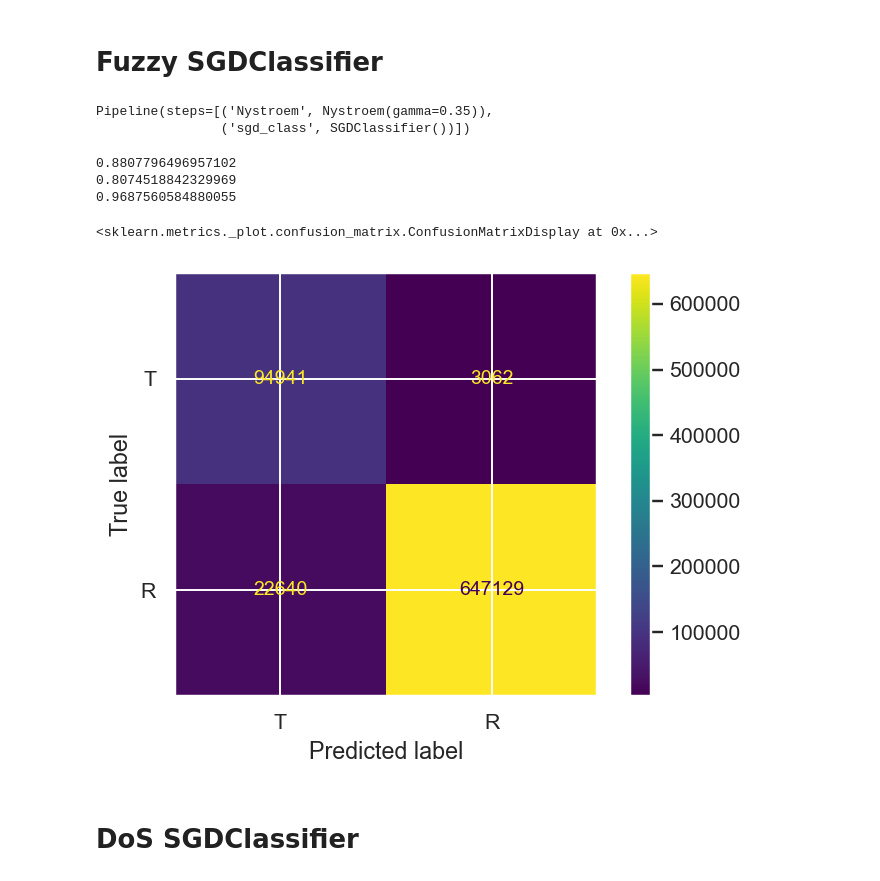
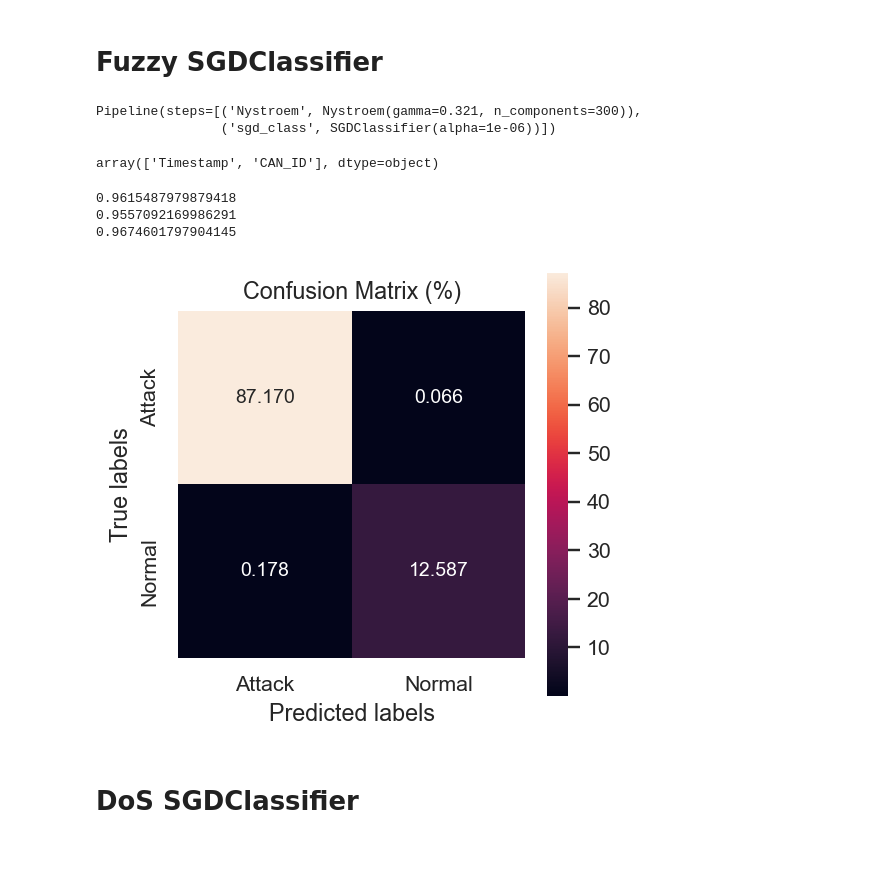
Before and after one commit to DanilaRedin/CAN_IDS, a Jupyter notebook: ids.ipynb, the cells around one changed output. Saved outputs shown, nothing was run; the diff lists cells and outputs as text; code cells hidden in the pictures; blank space fills up the shorter version.

Commit message:
Tuned parameters for Fuzzy SGDClassifier

```diff
--- a/ids.ipynb
+++ b/ids.ipynb
@@ -130,3 +134,29 @@ yfuzzy_train: (3071087,)        yfuzzy_test: (767772,)
+# %%
+def plot_confmat(Y_true, Y_pred):
+    '''Plots confusion matrix for true/predicted values'''
+
+    # total number of samples
+    n = Y_true.shape[0]
+    # coef to convert absolute number of samples into percentage
+    coef = 100/n
+
+    tn, fp, fn, tp = confusion_matrix(Y_true, Y_pred, labels=['T','R']).ravel()
+    cm = pd.DataFrame(
+        data=[[tp*coef, fn*coef],[fp*coef, tn*coef]],
+        index=['Attack', 'Normal'],
+        columns=['Attack', 'Normal'])
+
+    _ = plt.figure(figsize=(4,4))
+    ax = sns.heatmap(
+        cm,
+        annot=True,
+        fmt='.3f',
+        square=True
+    )
+
+    ax.set_title('Confusion Matrix (%)')
+    ax.set_ylabel('True labels')
+    ax.set_xlabel('Predicted labels')
 # %% [markdown]
 # DoS/Fuzzy modeling
 # %%
@@ -140,11 +168,12 @@ custom_f1 = make_scorer(f1_score, labels=['R', 'T'], pos_label='T')
 # %%
 pipe_svc = Pipeline(steps=[
-                            ('Nystroem', Nystroem()),
+                            ('Nystroem', Nystroem(n_jobs=2)),
                             ('sgdSVM', SGDClassifier())])
 # %%
 params = {
-    'Nystroem__gamma': [0.25, 0.35, 0.45],
-    'sgdSVM__penalty':['l1', 'l2', 'elasticnet']
+    'Nystroem__n_components': [300],
+    'Nystroem__gamma':np.arange(0.311, 0.321, 0.001),
+    'sgdSVM__alpha': [1e-5],
 }
 # %%
 search = GridSearchCV(pipe_svc, param_grid=params, scoring=custom_f1, cv=3, verbose=3)
@@ -183,10 +214,11 @@ print(search.best_params_)
 # %% [markdown]
 # Fuzzy SGDClassifier
 # %%
-svc_fuzzy = Pipeline([('Nystroem', Nystroem(gamma=0.35)),
-                    ('sgd_class', SGDClassifier())])
+svc_fuzzy = Pipeline([('Nystroem', Nystroem(n_components=300,
+                                            gamma=0.321)),
+                    ('sgd_class', SGDClassifier(alpha=1e-6))])
 # %%
 svc_fuzzy.fit(Xfuzzy_train, yfuzzy_train)
 # %% [output]
-Pipeline(steps=[('Nystroem', Nystroem(gamma=0.35)),
-                ('sgd_class', SGDClassifier())])
+Pipeline(steps=[('Nystroem', Nystroem(gamma=0.321, n_components=300)),
+                ('sgd_class', SGDClassifier(alpha=1e-06))])
@@ -195,0 +225,4 @@ yfuzzy_pred_train = svc_fuzzy.predict(Xfuzzy_train)
+# %%
+svc_fuzzy.feature_names_in_
+# %% [output]
+array(['Timestamp', 'CAN_ID'], dtype=object)
@@ -198,14 +233,13 @@ print(f1_score(yfuzzy_test, yfuzzy_pred, labels=['T', 'R'], pos_label='T'))
 print(precision_score(yfuzzy_test, yfuzzy_pred, labels=['T', 'R'], pos_label='T'))
 print(recall_score(yfuzzy_test, yfuzzy_pred, labels=['T', 'R'], pos_label='T'))
 # %% [output]
-0.8807796496957102
-0.8074518842329969
-0.9687560584880055
+0.9615487979879418
+0.9557092169986291
+0.9674601797904145
 # %%
-ConfusionMatrixDisplay.from_predictions(yfuzzy_test, yfuzzy_pred, labels=['T', 'R'])
+plot_confmat(yfuzzy_test, yfuzzy_pred)
 # %% [output]
-<sklearn.metrics._plot.confusion_matrix.ConfusionMatrixDisplay at 0x...>
-[figure, old version]
+[figure, new version]
 # %% [markdown]
 # DoS SGDClassifier
 # %%
```
Also changed, not shown: parts of 10 cells of this notebook.
